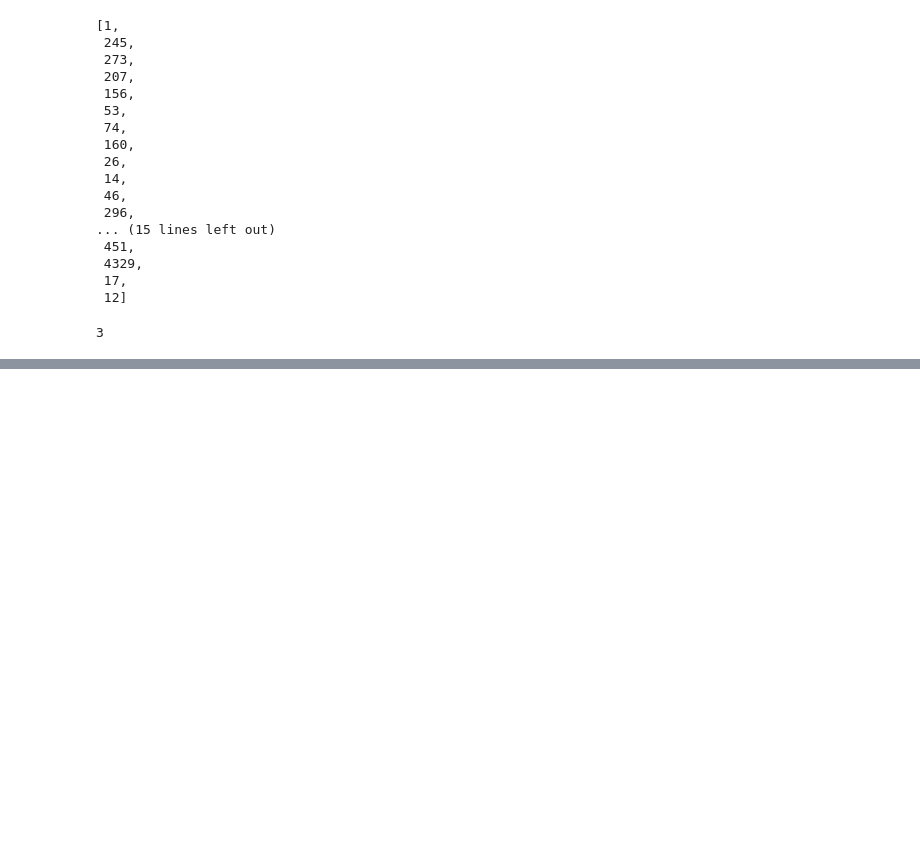
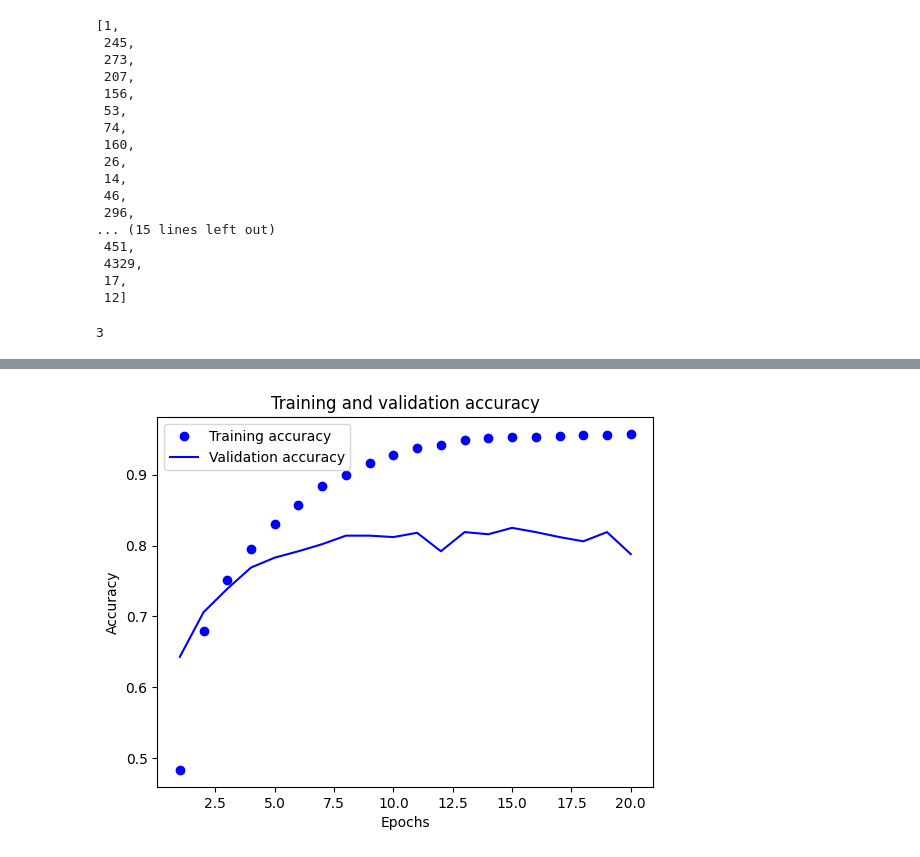
Before and after one commit to Abdoul84/ABT-ML-Projects, a Jupyter notebook: Reuter_multiclass_ML/reuteralgorithm.ipynb, the cells around one changed output, grey strips where cells are left out. Saved outputs shown, nothing was run; the diff lists cells and outputs as text; code cells hidden in the pictures; blank space fills up the shorter version.

```diff
--- a/Reuter_multiclass_ML/reuteralgorithm.ipynb
+++ b/Reuter_multiclass_ML/reuteralgorithm.ipynb
@@ -100,14 +126,16 @@ plt.show()
 # %%
-plt.clf()                          ❶
+plt.clf()
 acc = history.history["accuracy"]
 val_acc = history.history["val_accuracy"]
 plt.plot(epochs, acc, "bo", label="Training accuracy")
 plt.plot(epochs, val_acc, "b", label="Validation accuracy")
 plt.title("Training and validation accuracy")
 plt.xlabel("Epochs")
 plt.ylabel("Accuracy")
 plt.legend()
 plt.show()
+# %% [output]
+[figure, added]
 # %%
 model = keras.Sequential([
     layers.Dense(64, activation="relu"),
```
Also changed, not shown: parts of 17 cells of this notebook.
